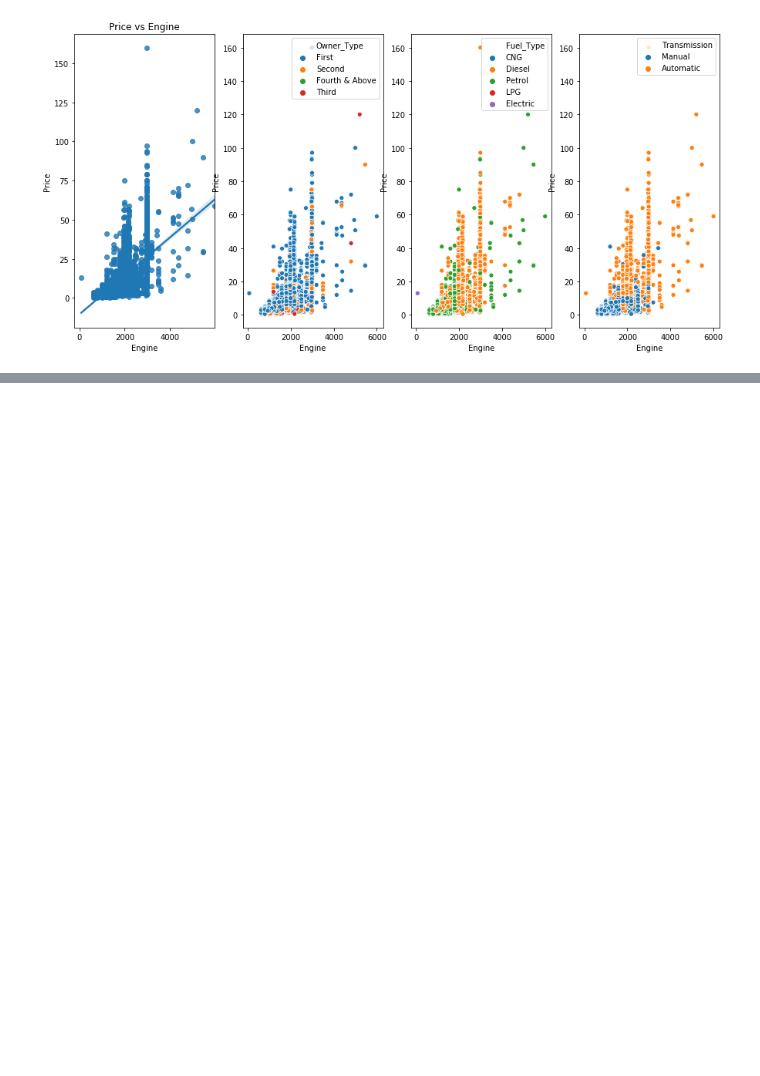
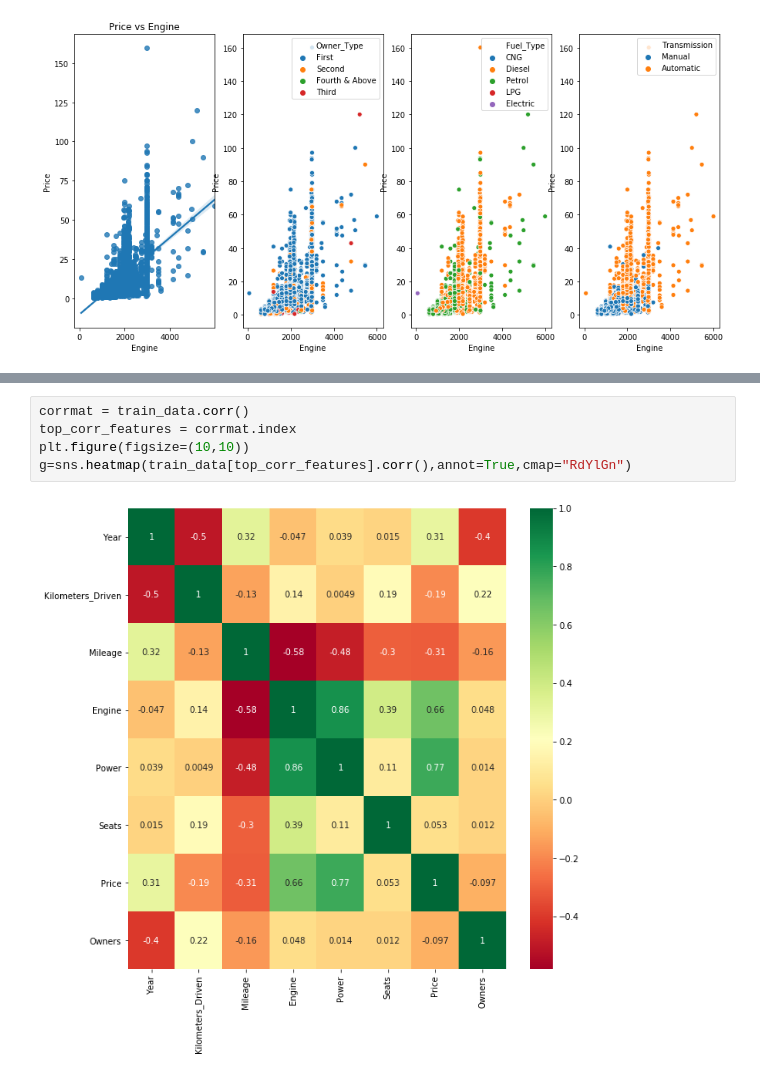
Before and after one commit to Project-Team-0/Car-Price-Prediction, a Jupyter notebook: Car Price Prediction.ipynb, the cells around one changed output, grey strips where cells are left out. Drawn from its saved outputs; the diff is of its cells as text; blank space fills up the shorter version.

```diff
--- a/Car Price Prediction.ipynb
+++ b/Car Price Prediction.ipynb
@@ -470,0 +612,7 @@ sns.scatterplot(x=train_data['Engine'],y=train_data['Price'],hue=train_data['Tra
+# %%
+corrmat = train_data.corr()
+top_corr_features = corrmat.index
+plt.figure(figsize=(10,10))
+g=sns.heatmap(train_data[top_corr_features].corr(),annot=True,cmap="RdYlGn")
+# %% [output]
+[figure, added]
```
Also changed, not shown: parts of 19 cells of this notebook.
